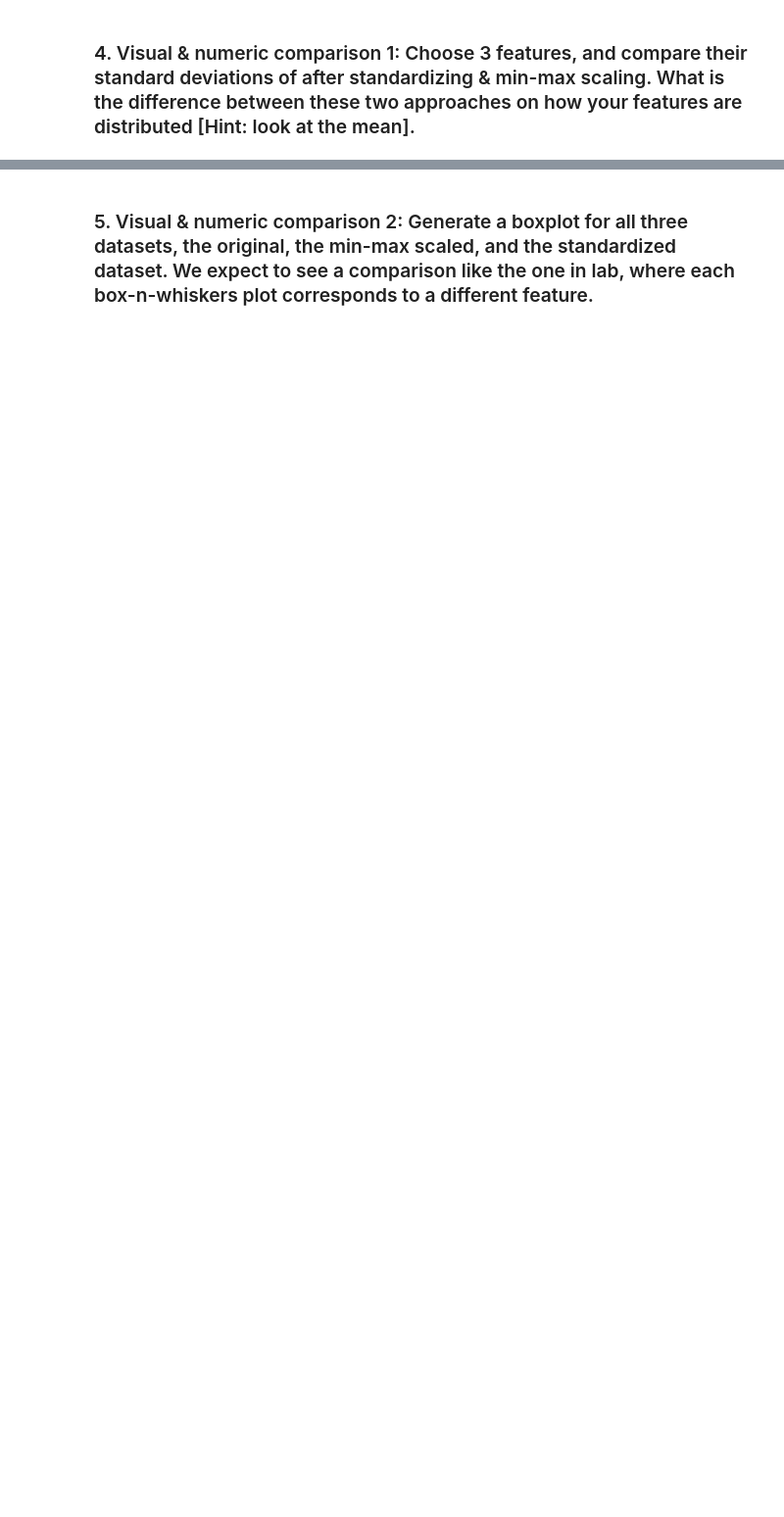
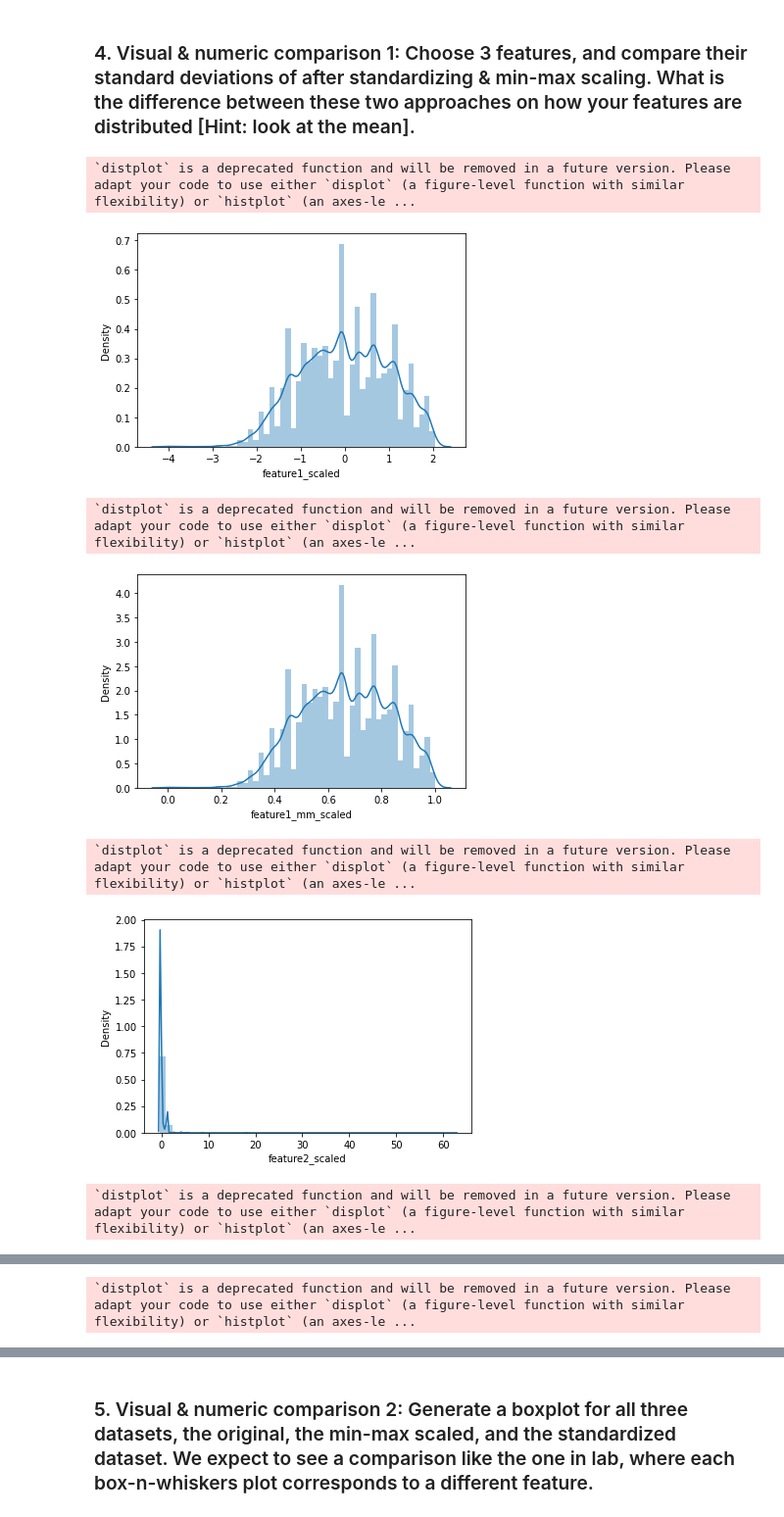
Before and after one commit to tanvir1985/MachineLearning-AMII, a Jupyter notebook: PA3_Team1_W23_ipynd.ipynb, the cells around one changed output, grey strips where cells are left out. Shown at 98% size. Cells and saved outputs as stored; diff of their text form; code cells hidden in the pictures; blank space fills up the shorter version.

```diff
--- a/PA3_Team1_W23_ipynd.ipynb
+++ b/PA3_Team1_W23_ipynd.ipynb
@@ -295,0 +277,8 @@ df_clean.shape
+# %%
+zero_price = df_clean.loc[df_clean.price  == 0, 'price'].index
+# %%
+# zero price rows is low, dropping
+df_clean.drop(zero_price,axis=0,inplace=True)
+# %%
+# add log of price to dataframe
+df_clean['log_price'] = np.log(df_clean['price'])
@@ -298,2 +338,18 @@ df_clean.shape
 # %% [markdown]
 ### 3. Standardize your data and store this in a variable name that indicates that you’ve standardized the data, e.g., X_train_standard.
+# %%
+# Standard Scalering
+#feature 1
+feature1_scaler = sklearn.preprocessing.StandardScaler()
+feature1_scaled = feature1_scaler.fit_transform(feature1_process)
+feature1_scaled_STD = feature1_scaled.std()
+
+#feature 2
+feature2_scaler = sklearn.preprocessing.StandardScaler()
+feature2_scaled = feature1_scaler.fit_transform(feature2_process)
+feature2_scaled_STD = feature2_scaled.std()
+
+#feature 3
+feature3_scaler = sklearn.preprocessing.StandardScaler()
+feature3_scaled = feature3_scaler.fit_transform(feature3_process)
+feature3_scaled_STD = feature3_scaled.std()
@@ -300,2 +364,20 @@ df_clean.shape
 # %% [markdown]
 ### 4. Visual & numeric comparison 1: Choose 3 features, and compare their standard deviations of after standardizing & min-max scaling. What is the difference between these two approaches on how your features are distributed [Hint: look at the mean].
+# %%
+feature3_scaled.shape
+all_features = [feature1_scaled,feature1_mm_scaled,feature2_scaled,feature2_mm_scaled,feature3_scaled,feature3_mm_scaled]
+
+all_features_df = pd.DataFrame({'feature1_scaled':feature1_scaled[:,0], 'feature1_mm_scaled':feature1_mm_scaled[:,0],'feature2_scaled':feature2_scaled[:,0], 'feature2_mm_scaled':feature2_mm_scaled[:,0],'feature3_scaled':feature3_scaled[:,0], 'feature3_mm_scaled':feature3_mm_scaled[:,0]})
+
+
+for i, column in enumerate(all_features_df.columns, 1):
+    sns.distplot(all_features_df[column])
+    plt.show()
+# %% [output]
+`distplot` is a deprecated function and will be removed in a future version. Please adapt your code to use either `displot` (a figure-level function with similar flexibility) or `histplot` (an axes-le ...
+[figure, added]
+`distplot` is a deprecated function and will be removed in a future version. Please adapt your code to use either `displot` (a figure-level function with similar flexibility) or `histplot` (an axes-le ...
+[figure, added]
+`distplot` is a deprecated function and will be removed in a future version. Please adapt your code to use either `displot` (a figure-level function with similar flexibility) or `histplot` (an axes-le ...
+[figure, added]
+`distplot` is a deprecated function and will be removed in a future version. Please adapt your code to use either `displot` (a figure-level function with similar flexibility) or `histplot` (an axes-le ...
@@ -301,0 +385 @@ df_clean.shape
+`distplot` is a deprecated function and will be removed in a future version. Please adapt your code to use either `displot` (a figure-level function with similar flexibility) or `histplot` (an axes-le ...
```
Also changed, not shown: parts of 37 cells of this notebook.
